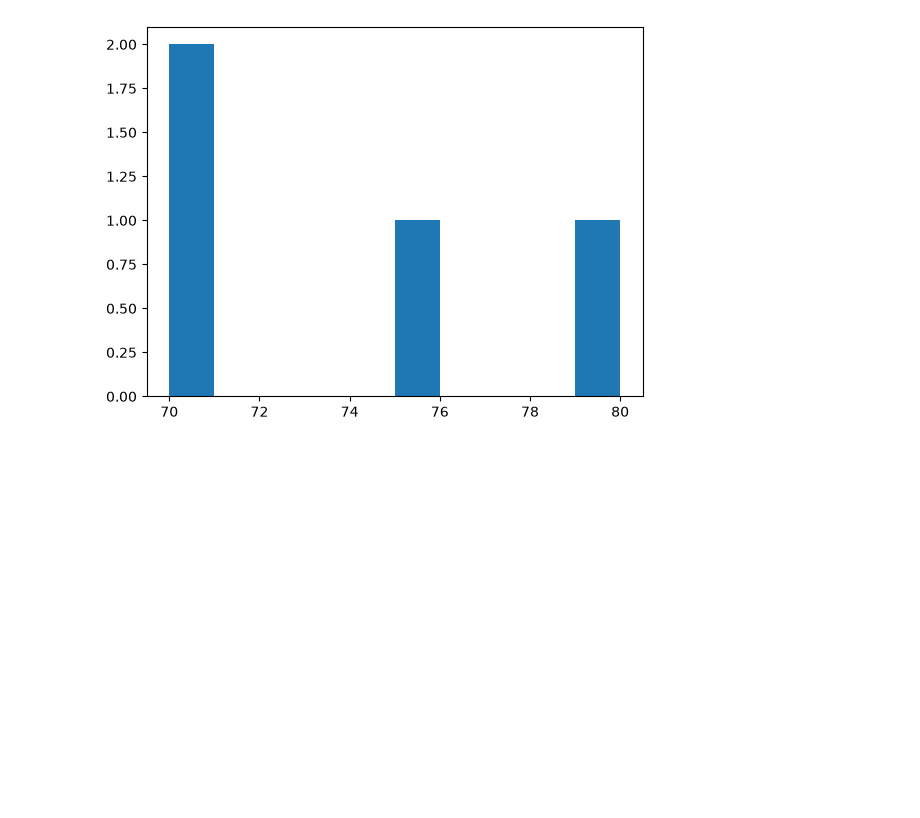
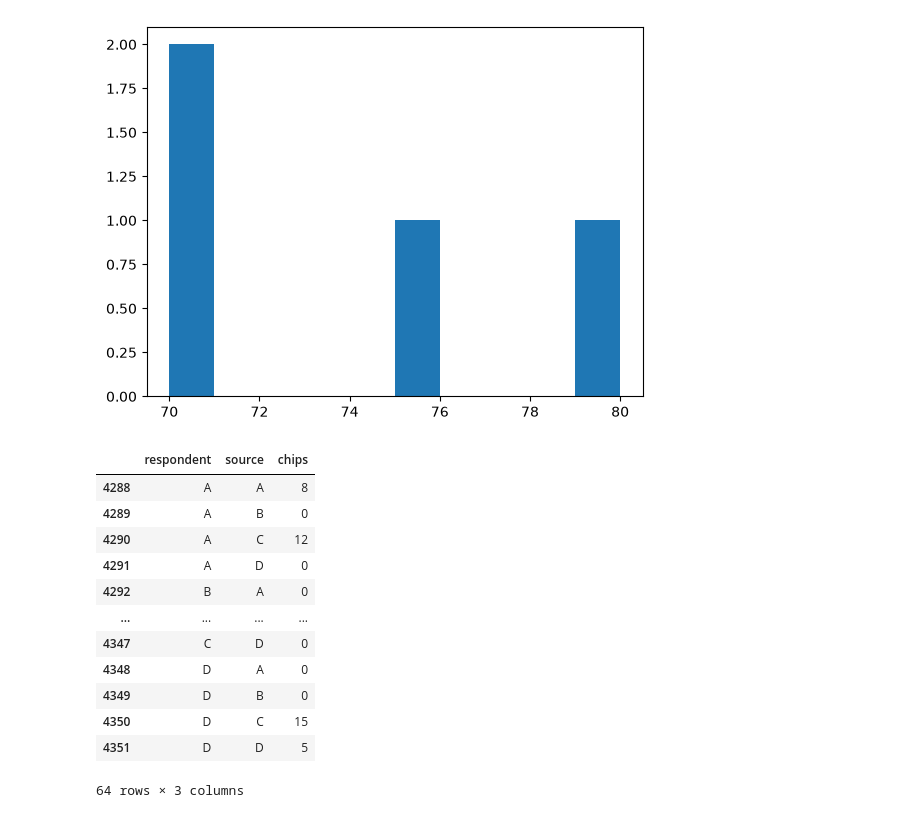
Before and after one commit to Hanifemam/social_influence_network_theory, a Jupyter notebook: standard_model.ipynb, the cells around one changed output. Drawn from its saved outputs; the diff is of its cells as text; code cells hidden in the pictures; blank space fills up the shorter version.

```diff
--- a/standard_model.ipynb
+++ b/standard_model.ipynb
@@ -54,3 +66,22 @@ plt.hist(sample_group["opinion_initial"], bins=10)
  array([70., 71., 72., 73., 74., 75., 76., 77., 78., 79., 80.]),
  <BarContainer object of 10 artists>)
 [figure]
+# %%
+sample_influence_group = df[df["group_id"] == "Q050"][
+    ["respondent", "source", "chips"]
+]
+sample_influence_group
+# %% [output]
+|  | respondent | source | chips |
+| 4288 | A | A | 8 |
+| 4289 | A | B | 0 |
+| 4290 | A | C | 12 |
+| 4291 | A | D | 0 |
+| 4292 | B | A | 0 |
+| ... | ... | ... | ... |
+| 4347 | C | D | 0 |
+| 4348 | D | A | 0 |
+| 4349 | D | B | 0 |
+| 4350 | D | C | 15 |
+| 4351 | D | D | 5 |
+64 rows × 3 columns
```
Also changed, not shown: parts of 6 cells of this notebook.
